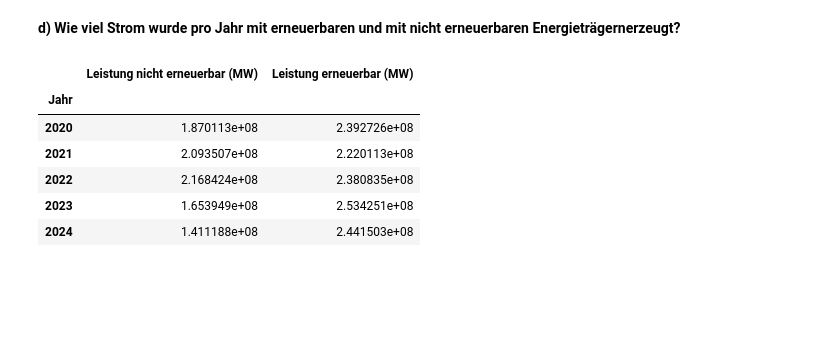
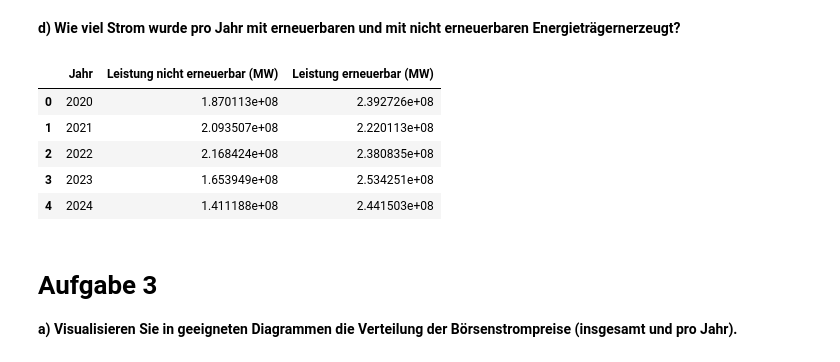
Before and after one commit to himanshunikam/DAT-Projektarbeit, a Jupyter notebook: aufgabe1.ipynb, the cells around one changed output. Cells and saved outputs as stored; diff of their text form; code cells hidden in the pictures; blank space fills up the shorter version.

Commit message:
Completed Aufgabe 3a

```diff
--- a/aufgabe1.ipynb
+++ b/aufgabe1.ipynb
@@ -150,13 +147,15 @@ df_daily[df_daily['Day Ahead Auktion Preis (EUR/MWh)'] < 0]
 df2 = df
 # %%
 df2['Jahr'] = pd.DatetimeIndex(df2['Datum']).year
-df_yearly = df2.groupby(['Jahr']).agg({'Leistung nicht erneuerbar (MW)':'sum', 'Leistung erneuerbar (MW)':'sum'})
+df_yearly = df2.groupby(['Jahr']).agg({'Leistung nicht erneuerbar (MW)':'sum', 'Leistung erneuerbar (MW)':'sum'}).reset_index()
 df_yearly
 # %% [output]
-|  | Leistung nicht erneuerbar (MW) | Leistung erneuerbar (MW) |
-| Jahr |  |  |
-| 2020 | 1.870113e+08 | 2.392726e+08 |
-| 2021 | 2.093507e+08 | 2.220113e+08 |
-| 2022 | 2.168424e+08 | 2.380835e+08 |
-| 2023 | 1.653949e+08 | 2.534251e+08 |
-| 2024 | 1.411188e+08 | 2.441503e+08 |
+|  | Jahr | Leistung nicht erneuerbar (MW) | Leistung erneuerbar (MW) |
+| 0 | 2020 | 1.870113e+08 | 2.392726e+08 |
+| 1 | 2021 | 2.093507e+08 | 2.220113e+08 |
+| 2 | 2022 | 2.168424e+08 | 2.380835e+08 |
+| 3 | 2023 | 1.653949e+08 | 2.534251e+08 |
+| 4 | 2024 | 1.411188e+08 | 2.441503e+08 |
+# %% [markdown]
+# Aufgabe 3
+**a) Visualisieren Sie in geeigneten Diagrammen die Verteilung der Börsenstrompreise (insgesamt und pro Jahr).**
```
Also changed, not shown: parts of 8 cells of this notebook.
